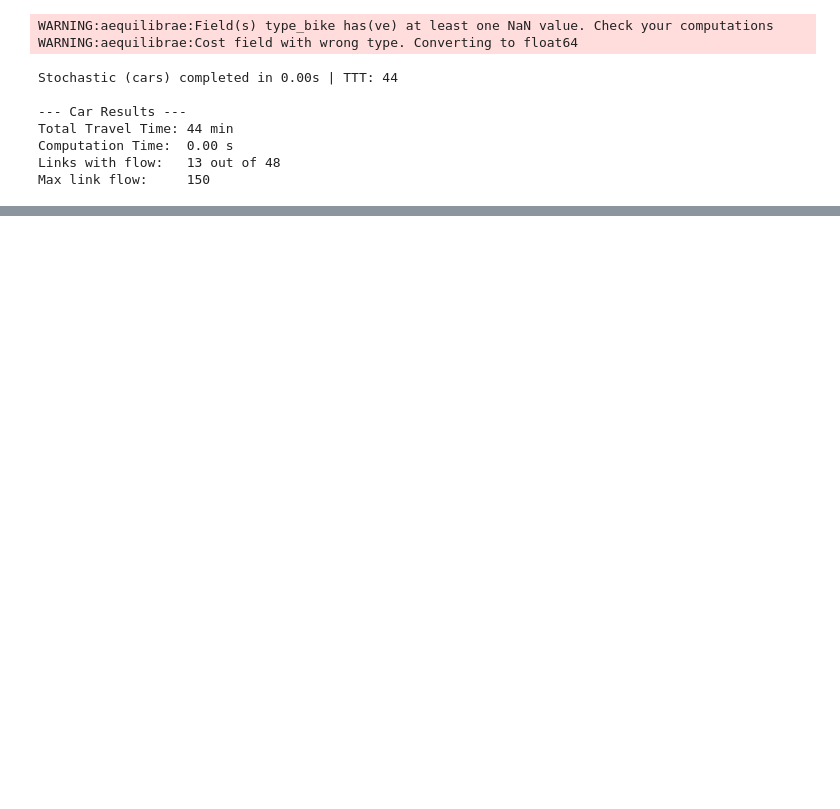
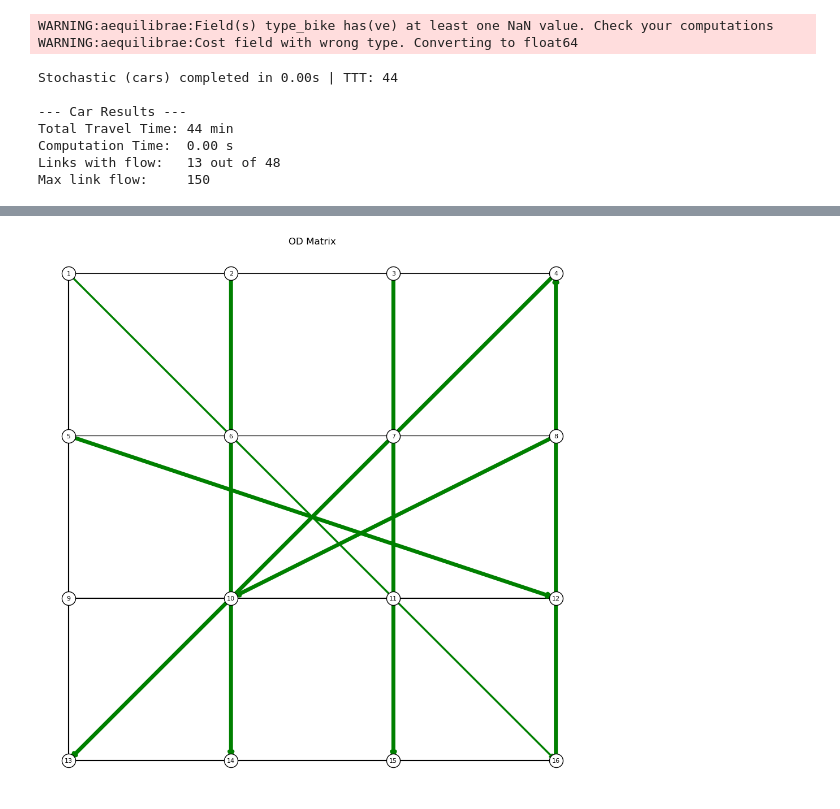
Before and after one commit to tim-lemm/code_these, a Jupyter notebook: notebooks/bike_model_v2.ipynb, the cells around one changed output, grey strips where cells are left out. Cells and saved outputs as stored; diff of their text form; code cells hidden in the pictures; blank space fills up the shorter version.

```diff
--- a/notebooks/bike_model_v2.ipynb
+++ b/notebooks/bike_model_v2.ipynb
@@ -642,0 +796,4 @@ plot_flow(G_sto_bike_3, title="Bike flow - Stochastic Aeq - with adjustment to c
+# %%
+plot_od_matrix(od_bike, edge_df, node_df, label=False, color='green')
+# %% [output]
+[figure, added]
```
Also changed, not shown: parts of 25 cells of this notebook, 1 other file.
